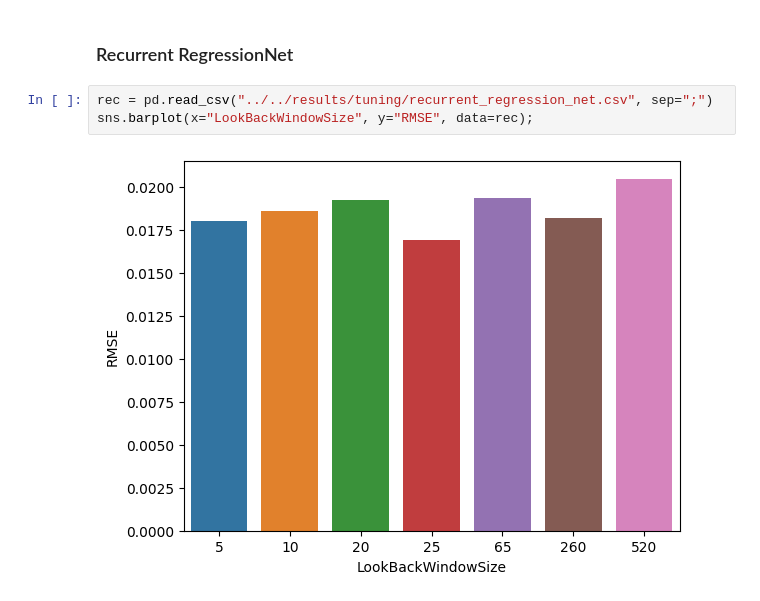
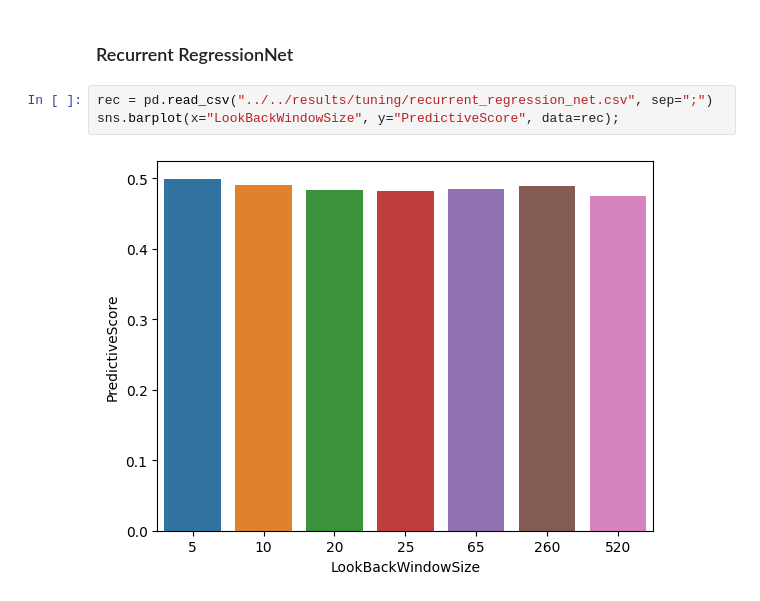
Before and after one commit to domreichl/trading-ml, a Jupyter notebook: notebooks/tuning/hypertuning_neural_nets.ipynb, the cells around one changed output. Drawn from its saved outputs; the diff is of its cells as text.

```diff
--- a/notebooks/tuning/hypertuning_neural_nets.ipynb
+++ b/notebooks/tuning/hypertuning_neural_nets.ipynb
@@ -36,6 +32,6 @@ sns.barplot(x="LookBackWindowSize", y="PredictiveScore", data=lbws);
 ### Recurrent RegressionNet
 # %%
 rec = pd.read_csv("../../results/tuning/recurrent_regression_net.csv", sep=";")
-sns.barplot(x="LookBackWindowSize", y="RMSE", data=rec);
+sns.barplot(x="LookBackWindowSize", y="PredictiveScore", data=rec);
 # %% [output]
-[figure, old version]
+[figure, new version]
```
Also changed, not shown: parts of 5 cells of this notebook, 8 other files.
